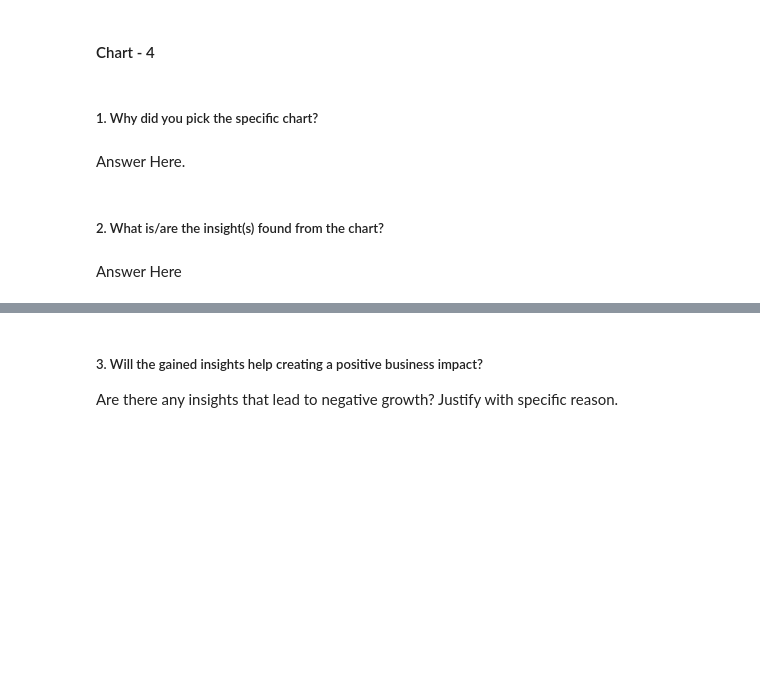
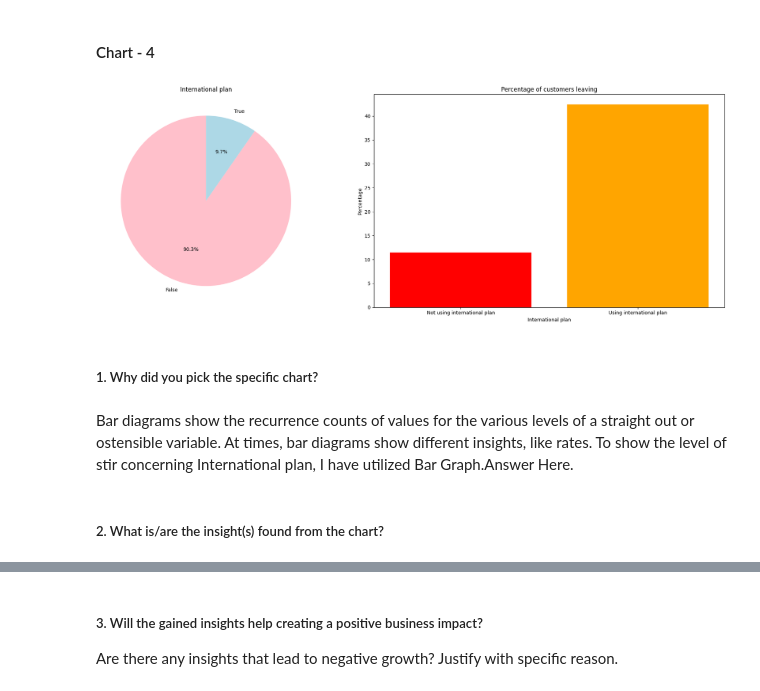
Before and after one commit to debobratopaul/CAPSTONE_PROJECT_TELECOM_CHURN_ANALYSIS, a Jupyter notebook: CAPSTONE_PROJECT_TELECOM_CHURN_ANALYSIS.ipynb, the cells around one changed output, grey strips where cells are left out. Saved outputs shown, nothing was run; the diff lists cells and outputs as text; code cells hidden in the pictures; blank space fills up the shorter version.

```diff
--- a/CAPSTONE_PROJECT_TELECOM_CHURN_ANALYSIS.ipynb
+++ b/CAPSTONE_PROJECT_TELECOM_CHURN_ANALYSIS.ipynb
@@ -562,8 +560,37 @@ So, Yes Account Length is also depicting a clear view of churning.
+# %%
+# Chart - 4 visualization code
+import matplotlib.pyplot as plt
+
+# Pie chart for International plan distribution
+int_plan = df['International plan'].value_counts()
+
+plt.figure(figsize=(20, 7))
+plt.subplot(1, 2, 1)  # Creating subplots
+
+# plotting pie chart
+plt.pie(int_plan, startangle=90, labels=['False', 'True'], colors=['pink', 'lightblue'], autopct="%1.1f%%")
+plt.title('International plan')
+
+# Bar chart for churn percentage by International plan
+international_plan_categories = ['Not using international plan', 'Using international plan']
+churn_percentage_by_international_plan = df.groupby('International plan')['Churn'].mean() * 100
+
+plt.subplot(1, 2, 2)  # Creating subplots
+
+# plotting bar chart
+plt.bar(international_plan_categories, churn_percentage_by_international_plan, color=['red', 'orange'])
+
+plt.title("Percentage of customers leaving")
+plt.xlabel('International plan')
+plt.ylabel('Percentage')
+
+plt.tight_layout()  # Adjust layout to prevent overlap
+plt.show()
+# %% [output]
+[figure, added]
 # %% [markdown]
 ##### 1. Why did you pick the specific chart?
-# %% [markdown]
-Answer Here.
+# %% [markdown]
+Bar diagrams show the recurrence counts of values for the various levels of a straight out or ostensible variable. At times, bar diagrams show different insights, like rates. To show the level of stir concerning International plan, I have utilized Bar Graph.Answer Here.
 # %% [markdown]
 ##### 2. What is/are the insight(s) found from the chart?
-# %% [markdown]
-Answer Here
```
Also changed, not shown: parts of 20 cells of this notebook.
